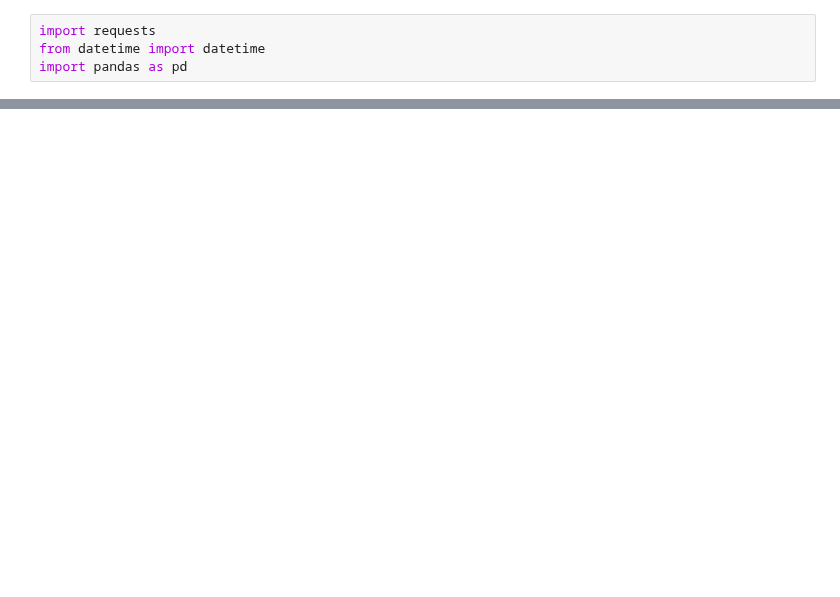
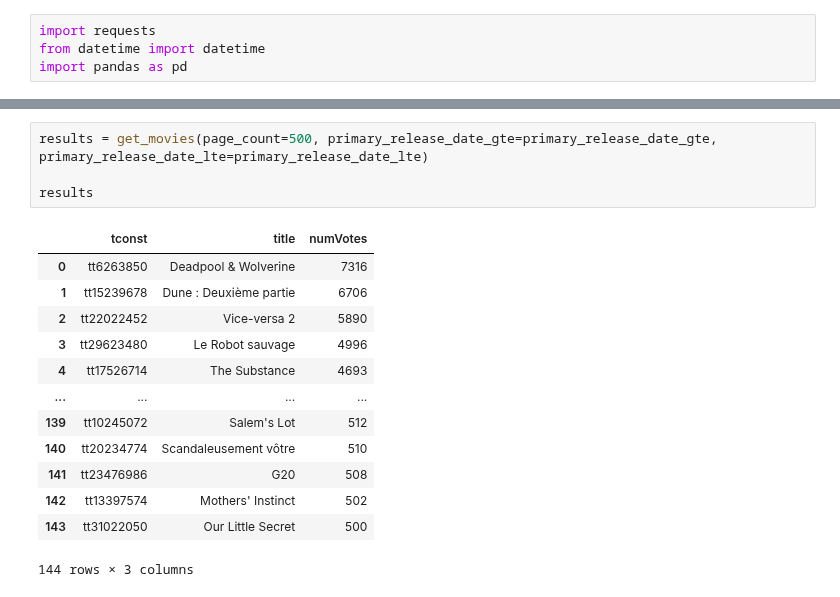
Before and after one commit to Idumii/WildCodeSchool-Projet2, a Jupyter notebook: data/api/getmovies_api.ipynb, the cells around one changed output, grey strips where cells are left out. Drawn from its saved outputs; the diff is of its cells as text; blank space fills up the shorter version.

```diff
--- a/data/api/getmovies_api.ipynb
+++ b/data/api/getmovies_api.ipynb
@@ -158,0 +226,18 @@ get_movie_videos(552524)
+# %%
+results = get_movies(page_count=500, primary_release_date_gte=primary_release_date_gte, primary_release_date_lte=primary_release_date_lte)
+
+results
+# %% [output]
+|  | tconst | title | numVotes |
+| 0 | tt6263850 | Deadpool & Wolverine | 7316 |
+| 1 | tt15239678 | Dune : Deuxième partie | 6706 |
+| 2 | tt22022452 | Vice-versa 2 | 5890 |
+| 3 | tt29623480 | Le Robot sauvage | 4996 |
+| 4 | tt17526714 | The Substance | 4693 |
+| ... | ... | ... | ... |
+| 139 | tt10245072 | Salem's Lot | 512 |
+| 140 | tt20234774 | Scandaleusement vôtre | 510 |
+| 141 | tt23476986 | G20 | 508 |
+| 142 | tt13397574 | Mothers' Instinct | 502 |
+| 143 | tt31022050 | Our Little Secret | 500 |
+144 rows × 3 columns
```
Also changed, not shown: parts of 18 cells of this notebook, 4 other files.
